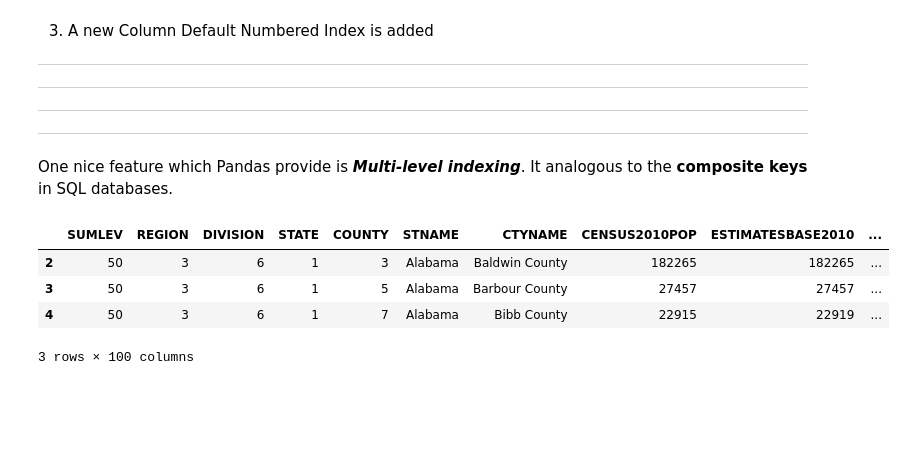
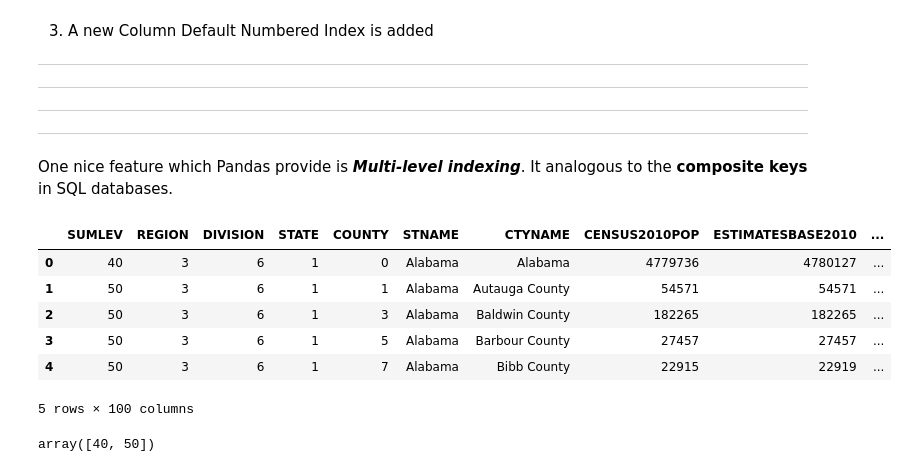
Before and after one commit to mohitsoni7/coursera_datasci_1, a Jupyter notebook: week2-pandas.ipynb, the cells around one changed output. Drawn from its saved outputs; the diff is of its cells as text; code cells hidden in the pictures; blank space fills up the shorter version.

```diff
--- a/week2-pandas.ipynb
+++ b/week2-pandas.ipynb
@@ -820,10 +820,17 @@ One nice feature which Pandas provide is ***Multi-level indexing***. It analogou
 # %%
 census_df = pd.read_csv('census.csv')
 census_df.head()
-census_df.loc[]
+# census_df.loc[]
 # %% [output]
 |  | SUMLEV | REGION | DIVISION | STATE | COUNTY | STNAME | CTYNAME | CENSUS2010POP | ESTIMATESBASE2010 | ... |
+| 0 | 40 | 3 | 6 | 1 | 0 | Alabama | Alabama | 4779736 | 4780127 | ... |
+| 1 | 50 | 3 | 6 | 1 | 1 | Alabama | Autauga County | 54571 | 54571 | ... |
 | 2 | 50 | 3 | 6 | 1 | 3 | Alabama | Baldwin County | 182265 | 182265 | ... |
 | 3 | 50 | 3 | 6 | 1 | 5 | Alabama | Barbour County | 27457 | 27457 | ... |
 | 4 | 50 | 3 | 6 | 1 | 7 | Alabama | Bibb County | 22915 | 22919 | ... |
-3 rows × 100 columns
+5 rows × 100 columns
+# %%
+# If we want to get all the unique values of a Column we will use the "unique()" function
+census_df['SUMLEV'].unique()
+# %% [output]
+array([40, 50])
```
Also changed, not shown: parts of 22 cells of this notebook, 1 other file.
